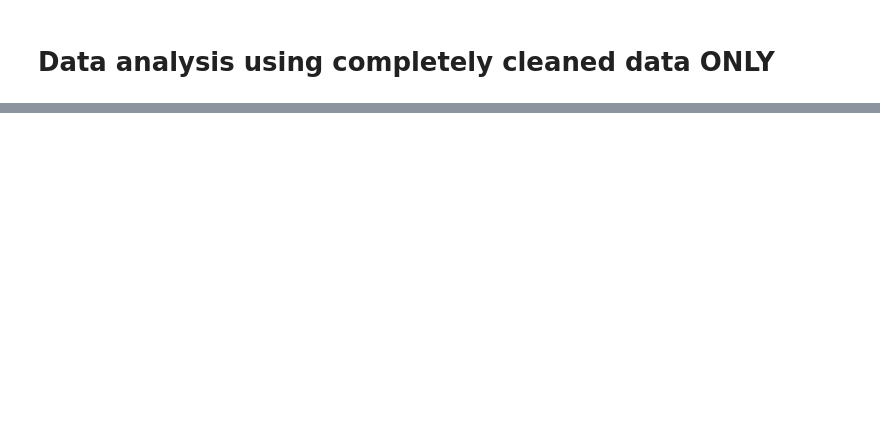
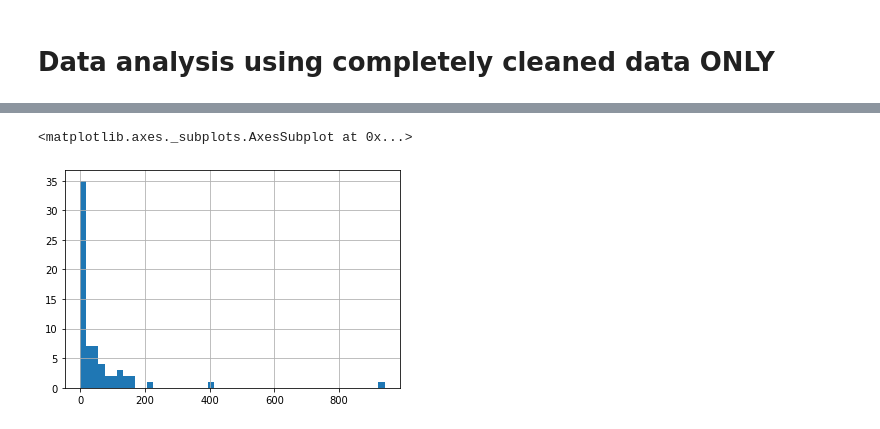
Before and after one commit to mokerlund/Opioid_Addiction_Crisis, a Jupyter notebook: Data Analysis.ipynb, the cells around one changed output, grey strips where cells are left out. Saved outputs shown, nothing was run; the diff lists cells and outputs as text; code cells hidden in the pictures; blank space fills up the shorter version.

```diff
--- a/Data Analysis.ipynb
+++ b/Data Analysis.ipynb
@@ -63,0 +106,5 @@ opioid_pa_df.shape
+# %%
+df['Opioid Overdose Deaths'].hist(bins=50)
+# %% [output]
+<matplotlib.axes._subplots.AxesSubplot at 0x...>
+[figure, added]
```
Also changed, not shown: parts of 16 cells of this notebook, 3 other files.
